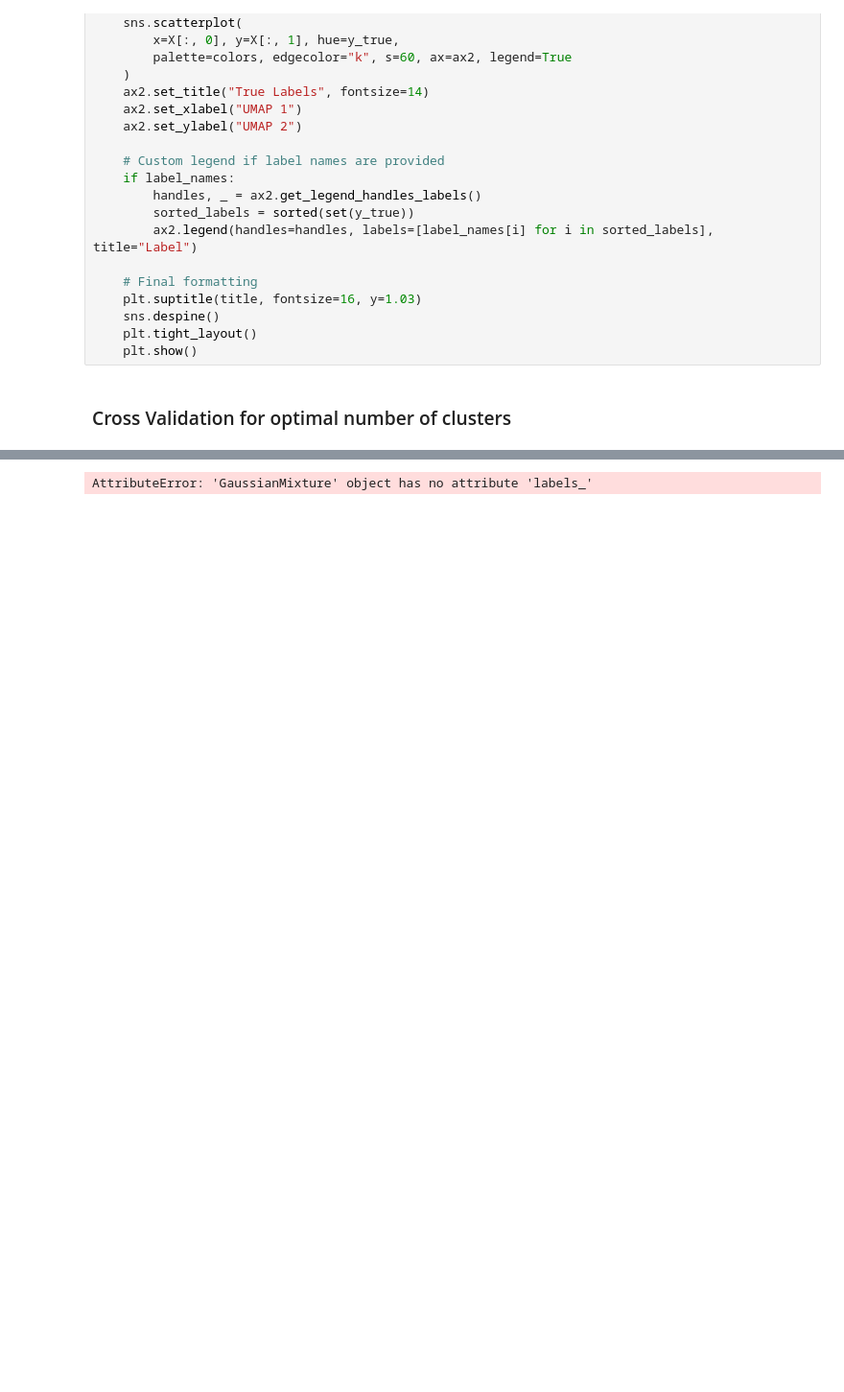
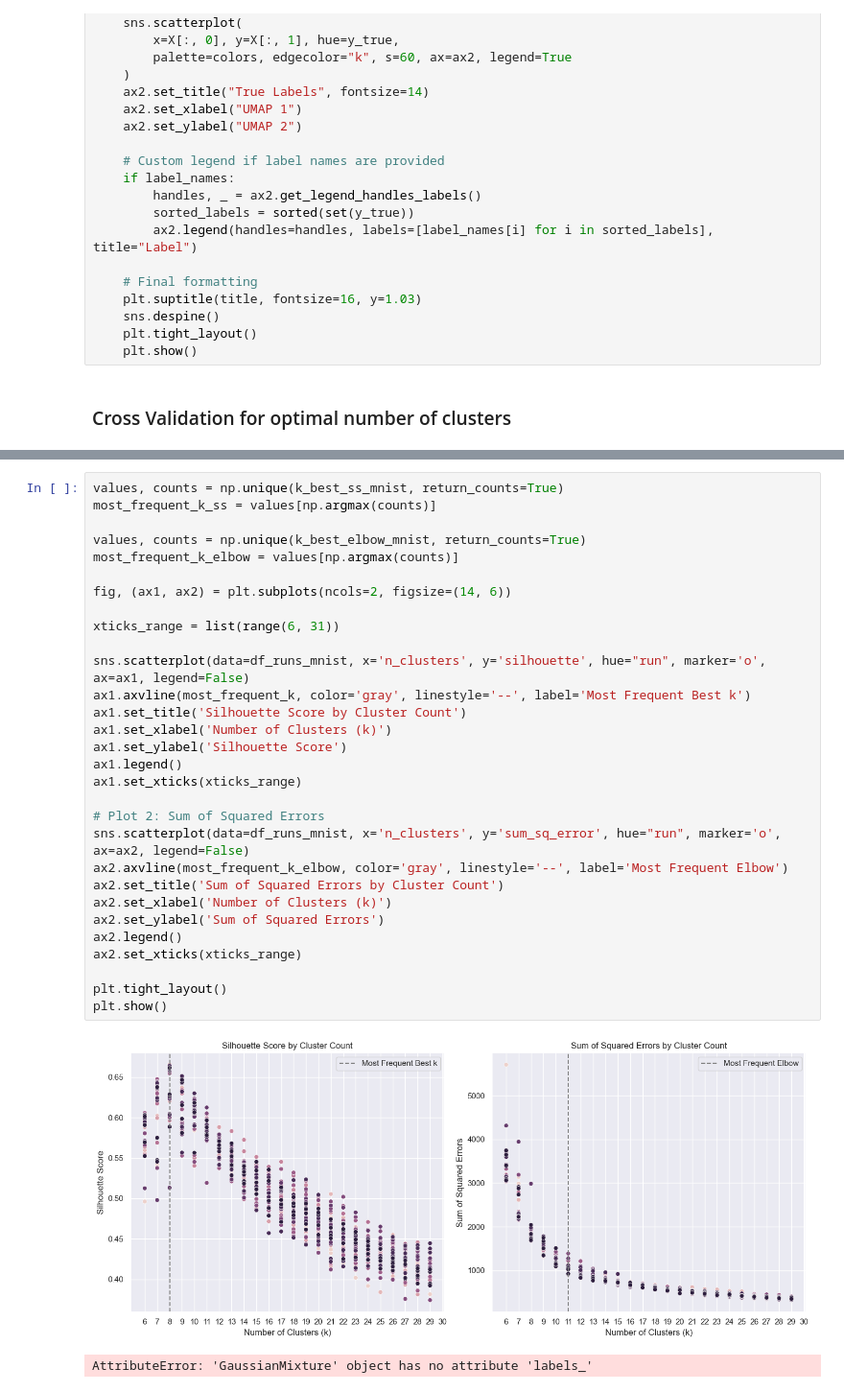
Before and after one commit to Max-Fredsdal/MVE441, a Jupyter notebook: project_3/project_3_GMM.ipynb, the cells around one changed output, grey strips where cells are left out. Shown: that part at 96% size. Cells and saved outputs as stored; diff of their text form; blank space fills up the shorter version.

```diff
--- a/project_3/project_3_GMM.ipynb
+++ b/project_3/project_3_GMM.ipynb
@@ -281,3 +321,35 @@ ValueError: too many values to unpack (expected 2)
+# %%
+values, counts = np.unique(k_best_ss_mnist, return_counts=True)
+most_frequent_k_ss = values[np.argmax(counts)]
+
+values, counts = np.unique(k_best_elbow_mnist, return_counts=True)
+most_frequent_k_elbow = values[np.argmax(counts)]
+
+fig, (ax1, ax2) = plt.subplots(ncols=2, figsize=(14, 6))
+
+xticks_range = list(range(6, 31))
+
+sns.scatterplot(data=df_runs_mnist, x='n_clusters', y='silhouette', hue="run", marker='o', ax=ax1, legend=False)
+ax1.axvline(most_frequent_k, color='gray', linestyle='--', label='Most Frequent Best k')
+ax1.set_title('Silhouette Score by Cluster Count')
+ax1.set_xlabel('Number of Clusters (k)')
+ax1.set_ylabel('Silhouette Score')
+ax1.legend()
+ax1.set_xticks(xticks_range)
+
+# Plot 2: Sum of Squared Errors
+sns.scatterplot(data=df_runs_mnist, x='n_clusters', y='sum_sq_error', hue="run", marker='o', ax=ax2, legend=False)
+ax2.axvline(most_frequent_k_elbow, color='gray', linestyle='--', label='Most Frequent Elbow')
+ax2.set_title('Sum of Squared Errors by Cluster Count')
+ax2.set_xlabel('Number of Clusters (k)')
+ax2.set_ylabel('Sum of Squared Errors')
+ax2.legend()
+ax2.set_xticks(xticks_range)
+
+plt.tight_layout()
+plt.show()
+# %% [output]
+[figure, added]
 # %%
 # %% [output]
 AttributeError: 'GaussianMixture' object has no attribute 'labels_'
```
Also changed, not shown: parts of 10 cells of this notebook.
